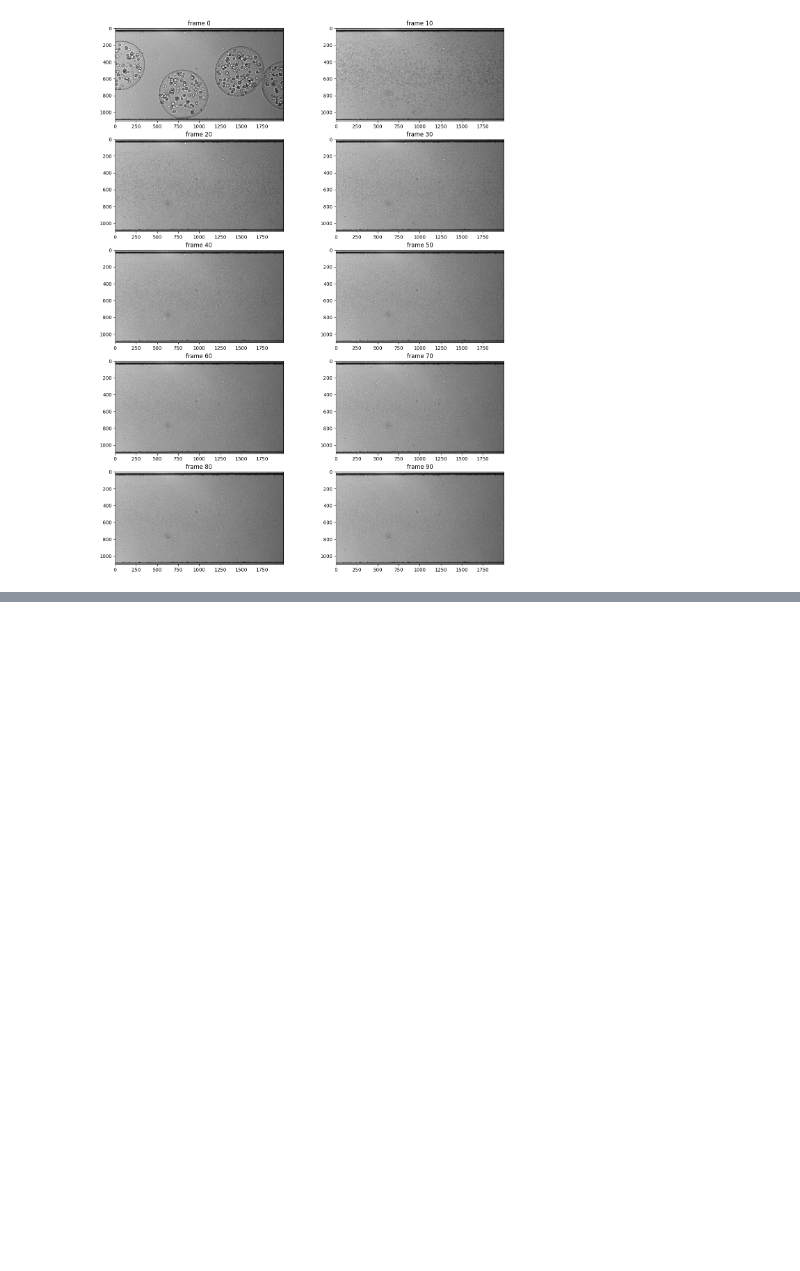
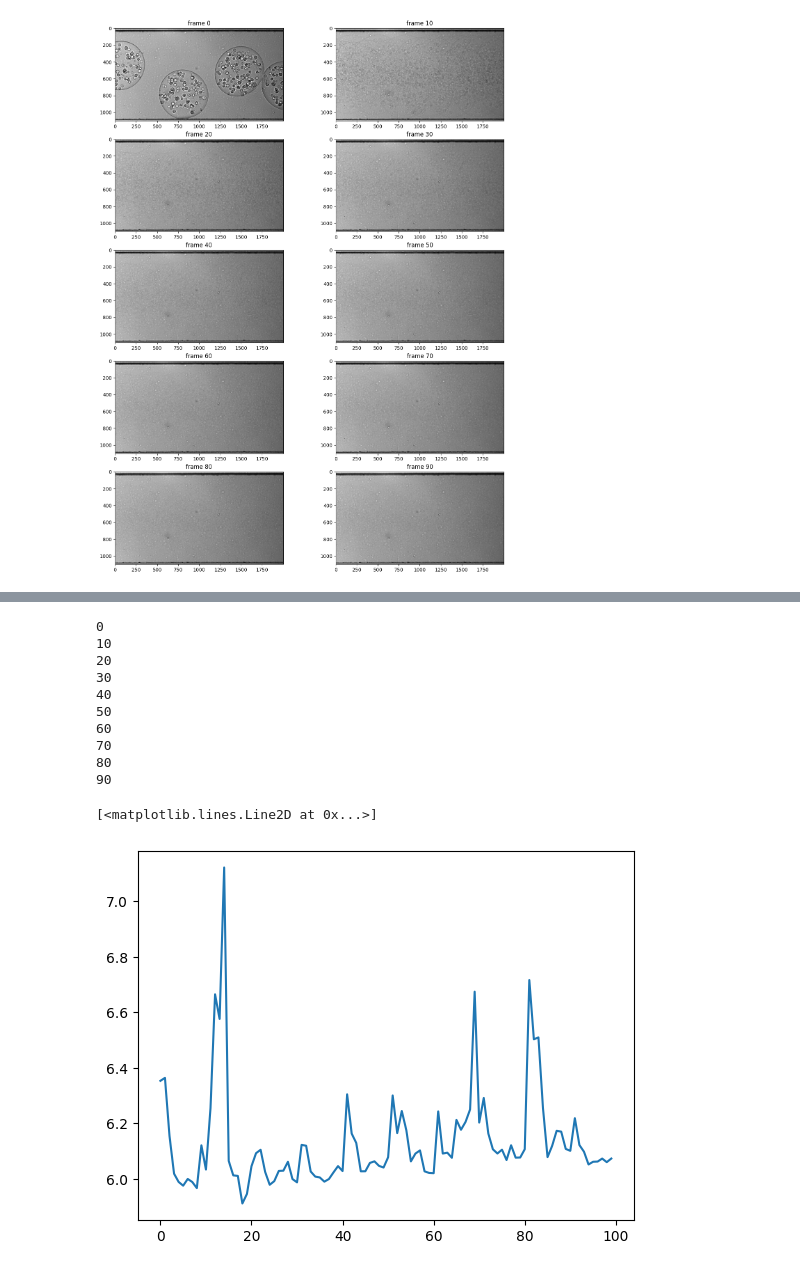
Before and after one commit to lambi702/CV-Video_annotation, a Jupyter notebook: background_subtraction.ipynb, the cells around one changed output, grey strips where cells are left out. Cells and saved outputs as stored; diff of their text form; code cells hidden in the pictures; blank space fills up the shorter version.

```diff
--- a/background_subtraction.ipynb
+++ b/background_subtraction.ipynb
@@ -312,23 +303,36 @@ plt.plot(exec_time)
 # %%
 # Vibe algorithm with learning
 
 show = False
 
 nb_sample = 100
 mask = np.zeros((nb_sample,images.shape[1],images.shape[2]),dtype=np.uint8)
 back = background[9]
 samples = np.tile(back[:, :, np.newaxis], nb_sample)
-exec_time = np.zeros(100)
+exec_time_with_learning = np.zeros(100)
 
 for i in range(nb_sample):
     start_time = time.time()
     mask[i], samples = vibe(images_mean[i], nb_sample, 2, 40, samples, learning = True)
-    exec_time[i] = time.time() - start_time
+    exec_time_with_learning[i] = time.time() - start_time
     if i%10 == 0:
         print(i)
 if show:
     fig, axs = plt.subplots(5,2, figsize=(15,20))
     for i in range(10):
         axs[i//2,i%2].imshow(mask[i*10], cmap='gray')
         axs[i//2,i%2].set_title(f'frame = {10*i}')
-plt.plot(exec_time)
+plt.plot(exec_time_with_learning)
+# %% [output]
+0
+10
+20
+30
+40
+50
+60
+70
+80
+90
+[<matplotlib.lines.Line2D at 0x...>]
+[figure, added]
```
Also changed, not shown: parts of 9 cells of this notebook.
